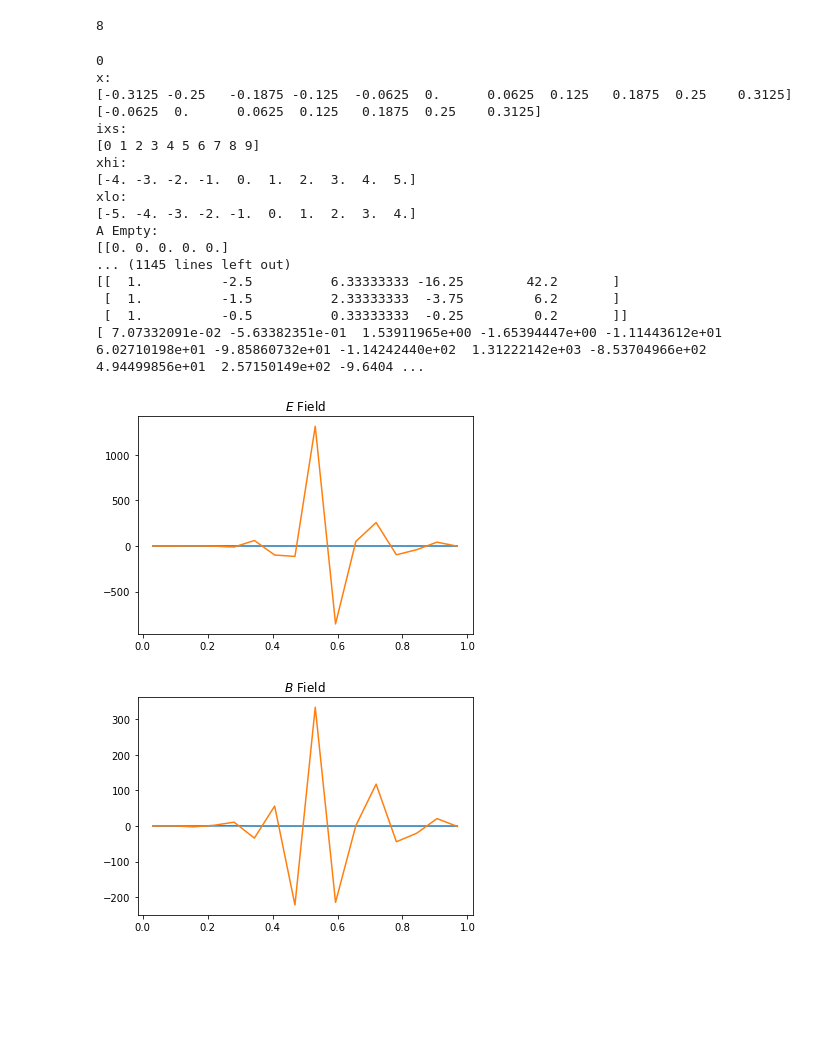
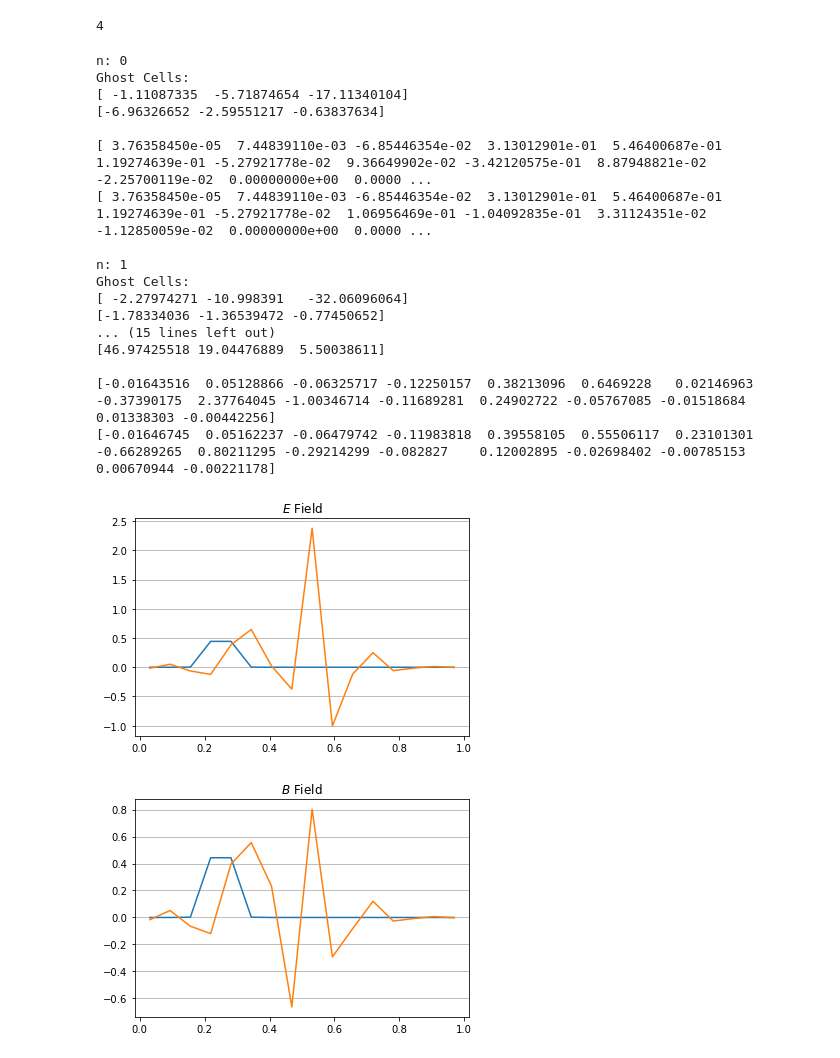
Before and after one commit to 88Sasha88/FV_MG, a Jupyter notebook: RecreateHansCode.ipynb, the cells around one changed output. Cells and saved outputs as stored; diff of their text form; code cells hidden in the pictures; blank space fills up the shorter version.

```diff
--- a/RecreateHansCode.ipynb
+++ b/RecreateHansCode.ipynb
@@ -28,7 +28,7 @@ display(HTML("<style>pre { white-space: pre !important; }</style>"))
 np.set_printoptions( linewidth = 10000, threshold = 100000)
 # %%
 nh_min = 16
-CFL = 1.3
+CFL = np.sqrt(0.5)
 t = 0.31
 
 L = 1
@@ -323,7 +319,7 @@ c2 = cs[-1]
 
 t, nt = ST.CalcTime(omega, CFL, max(cs), t = t)
 dx, dt = ST.FindDxDt(omega, CFL, max(cs))
-nt = nt + 1
+nt = 4 # nt + 1 # SASHA VERSION
 
 mu = 0.25
 sigma = 1./32.
@@ -331,7 +327,7 @@ args = [sigma, mu]
 
 print(nt)
 # %% [output]
-8
+4
 # %%
 
 # waveInit = WFT.InitCond(omega, physics, func, args)
@@ -344,8 +340,8 @@ print(nt)
 # B = waveInit[degFreed:]
 
 phi_fn = lambda x: exp(-((x-mu)/sigma)**2)
-E = calcPhiAverage(phi_fn, xNode, dx, nh_min)
-E[abs(E) < 1e-15] = 0
+E = calcPhiAverage(phi_fn, xNode, dx, nh_min) # WFT.InitCond(omega, physics, func, args, field = 'E') # SASHA VERSION
+E[abs(E) < 1e-15] = 0 # SASHA VERSION
 B = E / c1
 E0 = E
 B0 = B
@@ -354,45 +350,47 @@ fn_rhs = calcRHSUpwind5
 difargs = [c1, c2, N, dx]
 
 for n in range(nt):
-    print(n)
+    print('n:', n)
     E, B = doRK1(E, B, dt, fn_rhs, difargs)
-
-print(E)
-print('')
+    print(E)
+    print(B)
+    print('')
 # %% [output]
-0
-x:
-[-0.3125 -0.25   -0.1875 -0.125  -0.0625  0.      0.0625  0.125   0.1875  0.25    0.3125]
-[-0.0625  0.      0.0625  0.125   0.1875  0.25    0.3125]
-ixs:
-[0 1 2 3 4 5 6 7 8 9]
-xhi:
-[-4. -3. -2. -1.  0.  1.  2.  3.  4.  5.]
-xlo:
-[-5. -4. -3. -2. -1.  0.  1.  2.  3.  4.]
-A Empty:
-[[0. 0. 0. 0. 0.]
-... (1145 lines left out)
-[[  1.          -2.5          6.33333333 -16.25        42.2       ]
- [  1.          -1.5          2.33333333  -3.75         6.2       ]
- [  1.          -0.5          0.33333333  -0.25         0.2       ]]
-[ 7.07332091e-02 -5.63382351e-01  1.53911965e+00 -1.65394447e+00 -1.11443612e+01  6.02710198e+01 -9.85860732e+01 -1.14242440e+02  1.31222142e+03 -8.53704966e+02  4.94499856e+01  2.57150149e+02 -9.6404 ...
+n: 0
+Ghost Cells:
+[ -1.11087335  -5.71874654 -17.11340104]
+[-6.96326652 -2.59551217 -0.63837634]
+
+[ 3.76358450e-05  7.44839110e-03 -6.85446354e-02  3.13012901e-01  5.46400687e-01  1.19274639e-01 -5.27921778e-02  9.36649902e-02 -3.42120575e-01  8.87948821e-02 -2.25700119e-02  0.00000000e+00  0.0000 ...
+[ 3.76358450e-05  7.44839110e-03 -6.85446354e-02  3.13012901e-01  5.46400687e-01  1.19274639e-01 -5.27921778e-02  1.06956469e-01 -1.04092835e-01  3.31124351e-02 -1.12850059e-02  0.00000000e+00  0.0000 ...
+
+n: 1
+Ghost Cells:
+[ -2.27974271 -10.998391   -32.06096064]
+[-1.78334036 -1.36539472 -0.77450652]
+... (15 lines left out)
+[46.97425518 19.04476889  5.50038611]
+
+[-0.01643516  0.05128866 -0.06325717 -0.12250157  0.38213096  0.6469228   0.02146963 -0.37390175  2.37764045 -1.00346714 -0.11689281  0.24902722 -0.05767085 -0.01518684  0.01338303 -0.00442256]
+[-0.01646745  0.05162237 -0.06479742 -0.11983818  0.39558105  0.55506117  0.23101301 -0.66289265  0.80211295 -0.29214299 -0.082827    0.12002895 -0.02698402 -0.00785153  0.00670944 -0.00221178]
 # %%
 plt.figure()
 plt.plot(xCell, E0)
 plt.plot(xCell, E)
 plt.title(r'$E$ Field')
+plt.grid(True, axis = 'y', zorder = 0)
 plt.show()
 # %% [output]
-[figure, old version]
+[figure, new version]
 # %%
 plt.figure()
 plt.plot(xCell, B0)
 plt.plot(xCell, B)
 plt.title(r'$B$ Field')
+plt.grid(True, axis = 'y', zorder = 0)
 plt.show()
 # %% [output]
-[figure, old version]
+[figure, new version]
 # %%
 ## Calculate the RHS for E,B in Maxwell's equations using 5th-order upwind
 # def calcRHSUpwind5(E, B, c1, c2, N, dx):
```
Also changed, not shown: parts of 4 cells of this notebook, 4 other files.
